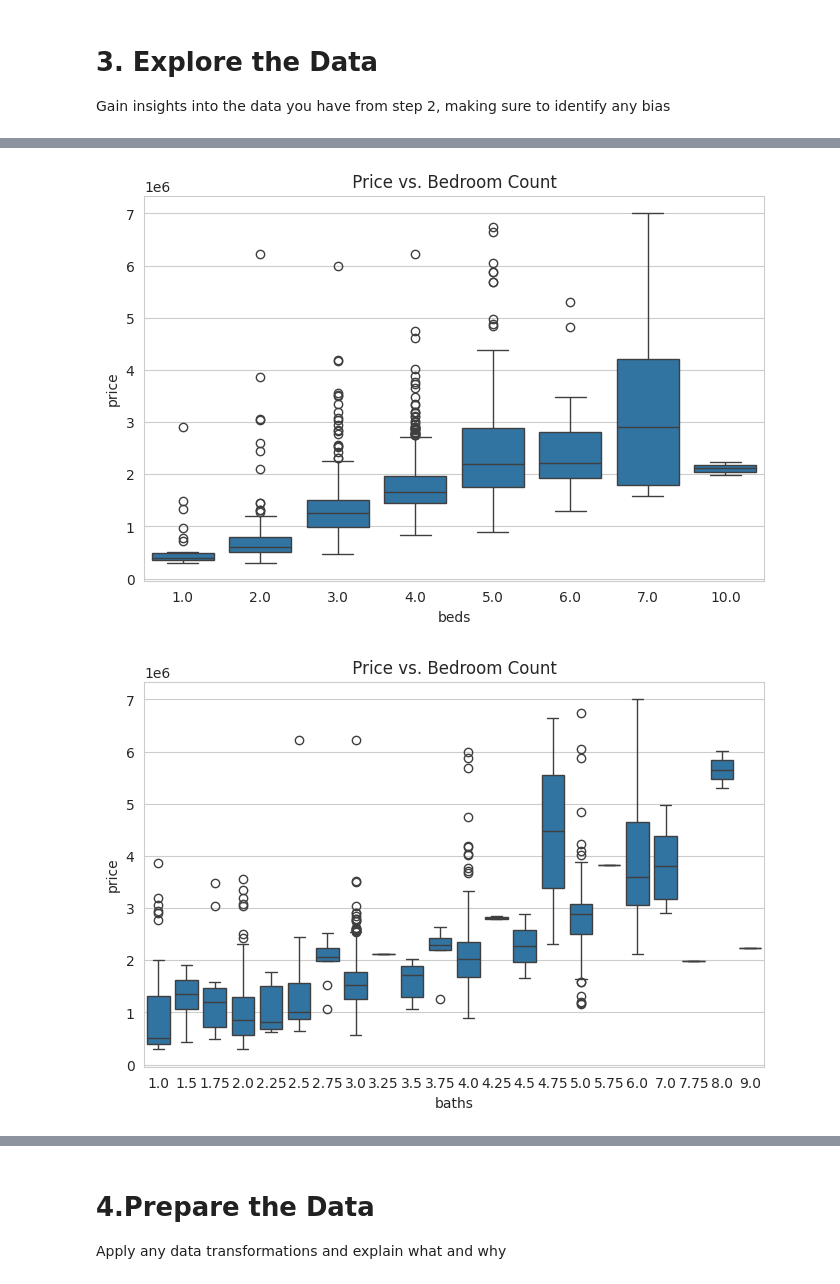
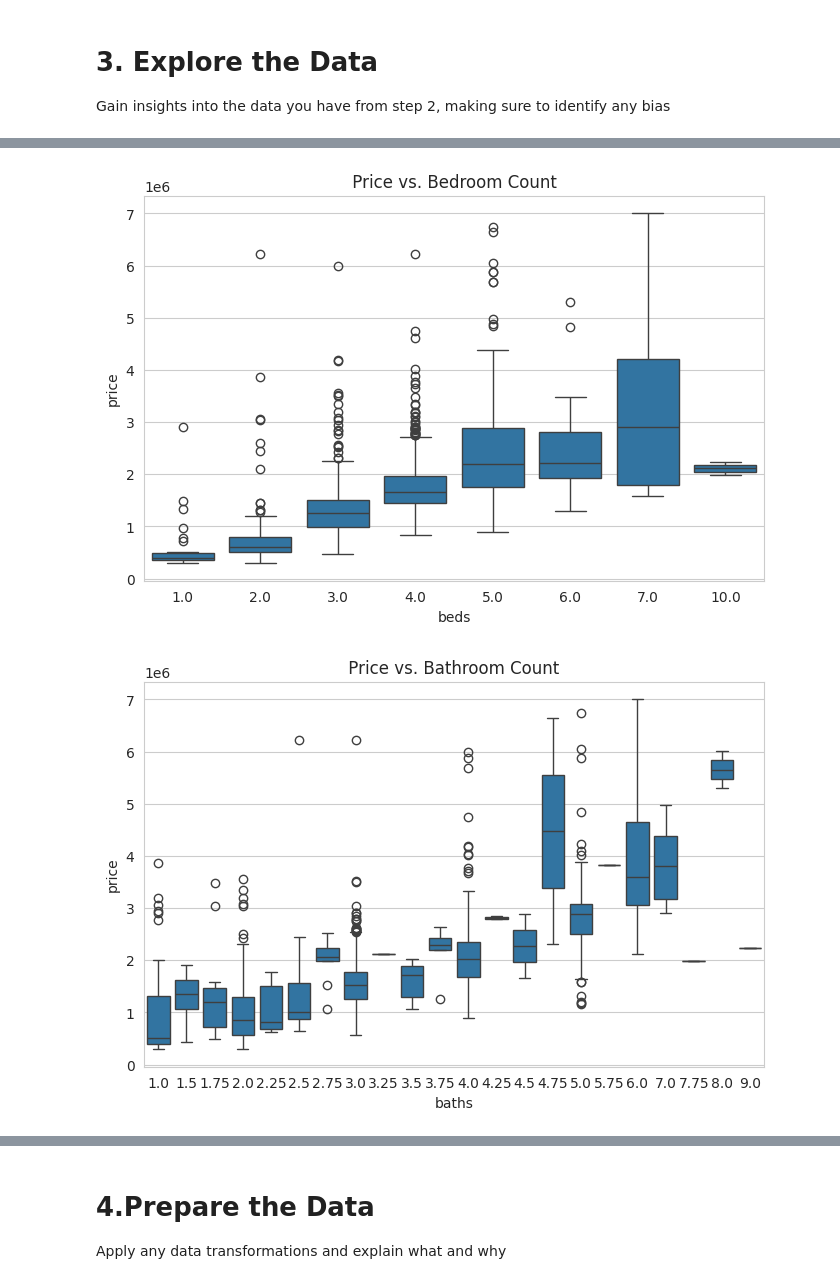
Before and after one commit to Nuyrican2/ML-AI, a Jupyter notebook: Project_2/Project_2.ipynb, the cells around one changed output, grey strips where cells are left out. Saved outputs shown, nothing was run; the diff lists cells and outputs as text; code cells hidden in the pictures.

```diff
--- a/Project_2/Project_2.ipynb
+++ b/Project_2/Project_2.ipynb
@@ -47,34 +47,38 @@ was ran once, and gave 1800 rows of data for homes in the Sammamish area for ana
 # 3. Explore the Data
 Gain insights into the data you have from step 2, making sure to identify any bias
 # %%
-""" The data.... """
+""" The data revealed that the distribution of house prices in the given area had a median of around 1.5 million, and was skewed to the right with many
+outliers. Addtionally, it showed that there was a positive correlation between the price of a home, and its bedroom count, however, there were countless
+outliers to that deduction. Moreover, it was determined that the same held true for price vs. bathroom count, just with more outliers. Finally, the one
+indicator which really revealed a true correlation, was that of the relationship between house price and square footage, which had few outliers in
+comparison to the other relationships. Finally, the age of the home revealed no major correlation, and proved to not be useful."""
 
 
 plt.figure(figsize=(8,5))
 sns.histplot(x='price', data = df, bins=50, kde=True)
 plt.title("Home Price Distribution")
 plt.show()
 
 plt.figure(figsize=(8,5))
 sns.boxplot(x='beds', y='price', data=df)
 plt.title(" Price vs. Bedroom Count ")
 plt.show()
 
 plt.figure(figsize=(8,5))
 sns.boxplot(x='baths', y='price', data=df)
-plt.title(" Price vs. Bedroom Count ")
+plt.title(" Price vs. Bathroom Count ")
 plt.show()
 
 plt.figure(figsize=(8,5))
 sns.scatterplot(x='area', y='price', data=df, alpha = 0.6)
-plt.title("Prie vs. Area (ft^2)")
+plt.title("Price vs. Area (ft^2)")
 plt.show()
 
 plt.figure(figsize=(8,5))
 sns.scatterplot(x='property_age', y='price', data=df,alpha = 0.6)
-plt.title("Prie vs. Property Age")
+plt.title("Price vs. Property Age")
 plt.show()
 # %% [output]
 [figure]
 [figure]
-[figure, old version]
+[figure, new version]
```
Also changed, not shown: parts of 3 cells of this notebook.
